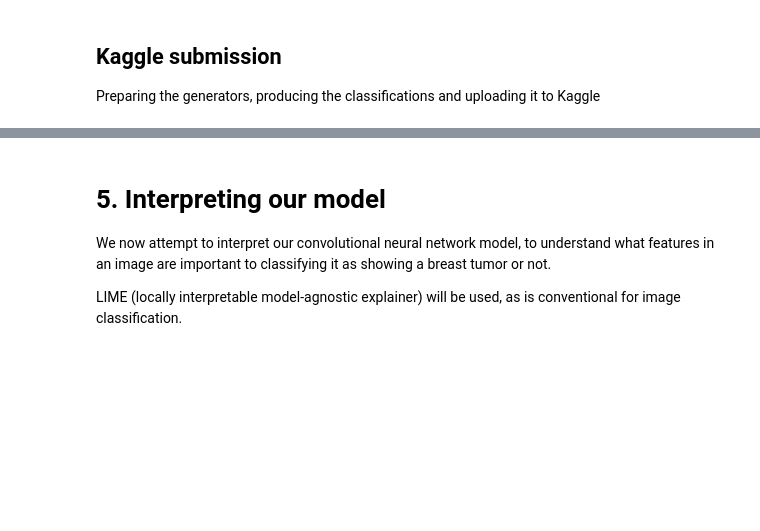
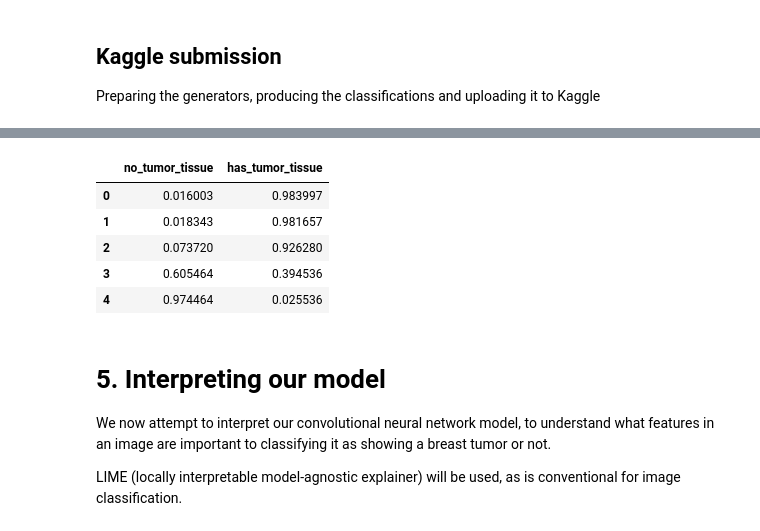
Before and after one commit to weiting109/pds_challenge_team2, a Jupyter notebook: notebook_weiting.ipynb, the cells around one changed output, grey strips where cells are left out. Saved outputs shown, nothing was run; the diff lists cells and outputs as text; code cells hidden in the pictures; blank space fills up the shorter version.

```diff
--- a/notebook_weiting.ipynb
+++ b/notebook_weiting.ipynb
@@ -177,6 +206,9 @@ df_data['label'].value_counts()
 
 As decided earlier with the variable SAMPLE_SIZE, we will subset our original data into 160000 images half labelled 0, the other labelled 1.
 # %%
+# Load the new csv that now includes the augmented images
+df_data = pd.read_csv('data/new_train_labels.csv')
+
 # take a random sample of class 0 with size equal to num samples in class 1
 df_0 = df_data[df_data['label'] == 0].sample(SAMPLE_SIZE, random_state = 101)
 # filter out class 1
@@ -505,3 +578,13 @@ with open(hist_csv_file, mode='w') as f:
 # 4. Evaluating our model
 
 In this section, we will load our CNN model (model.h5) and use it to classify images in the test set. We will then plot the confusion matrix, AUC-ROC, and submit our results to Kaggle and check out our ranking.
+# %%
+from tensorflow.keras.models import load_model
+
+##### Load the model
+model.load_weights('model.h5')
+
+val_loss, val_acc = model.evaluate(val_gen, steps=val_steps)
+
+print('val_loss:', val_loss)
+print('val_acc:', val_acc)
@@ -507,0 +620,4 @@ In this section, we will load our CNN model (model.h5) and use it to classify im
+# %%
+#Predict on validation set
+
+Y_pred = model.predict(x = val_gen, batch_size = num_val_samples//val_batch_size)
@@ -521,14 +675,0 @@ os.mkdir(os.path.join(test_path,'b_has_tumor_tissue')) # label 1
-# %%
-
-from tensorflow.keras.models import load_model
-
-##### FIRST MODEL: Manually built model
-
-model_cnn = load_model("model.h5")
-
-#Confusion Matrix and Classification Report
-
-Y_pred = model_cnn.predict(x = val_gen, batch_size = num_val_samples//val_batch_size)
-y_pred = np.argmax(Y_pred, axis=1)
-
-cm = confusion_matrix(val_gen.classes, y_pred)
@@ -534,0 +719,13 @@ cm = confusion_matrix(val_gen.classes, y_pred)
+# %%
+# Put the predictions into a dataframe
+
+Y_preds = pd.DataFrame(Y_pred, columns=['no_tumor_tissue', 'has_tumor_tissue'])
+
+Y_preds.head()
+# %% [output]
+|  | no_tumor_tissue | has_tumor_tissue |
+| 0 | 0.016003 | 0.983997 |
+| 1 | 0.018343 | 0.981657 |
+| 2 | 0.073720 | 0.926280 |
+| 3 | 0.605464 | 0.394536 |
+| 4 | 0.974464 | 0.025536 |
```
Also changed, not shown: parts of 29 cells of this notebook.
